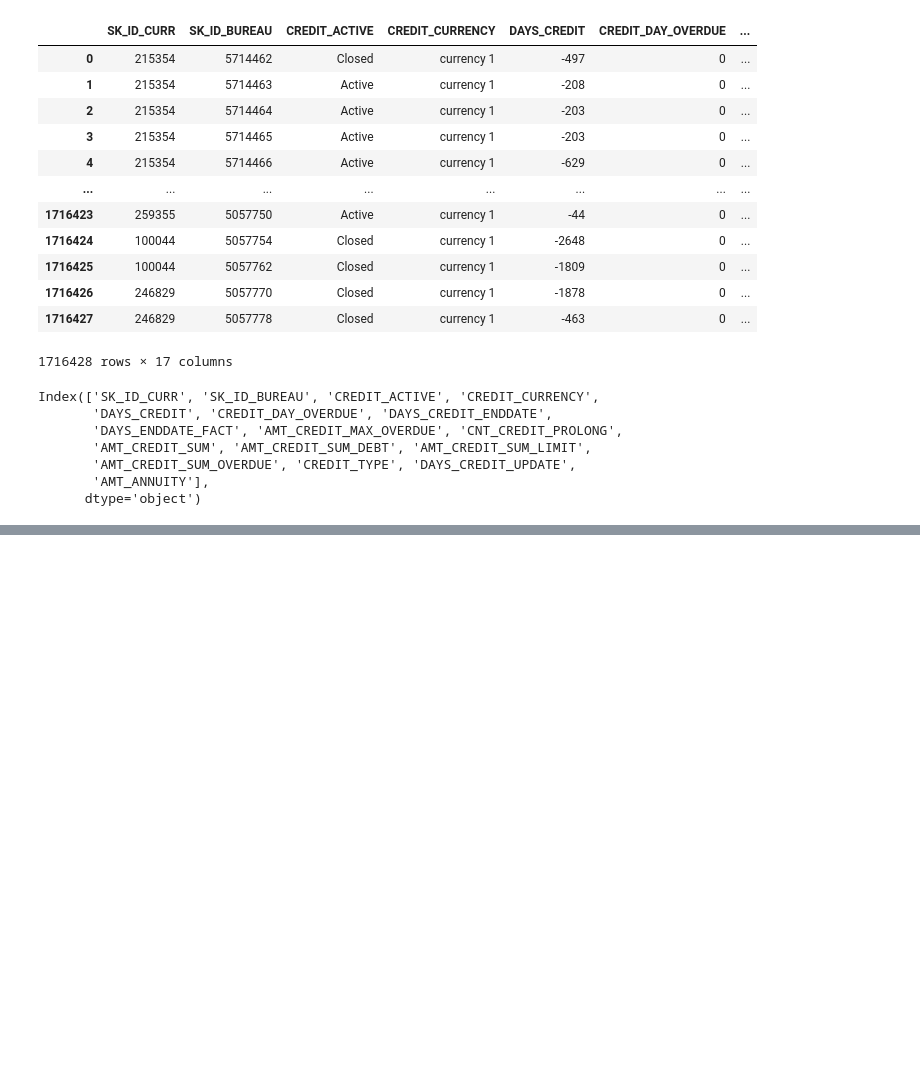
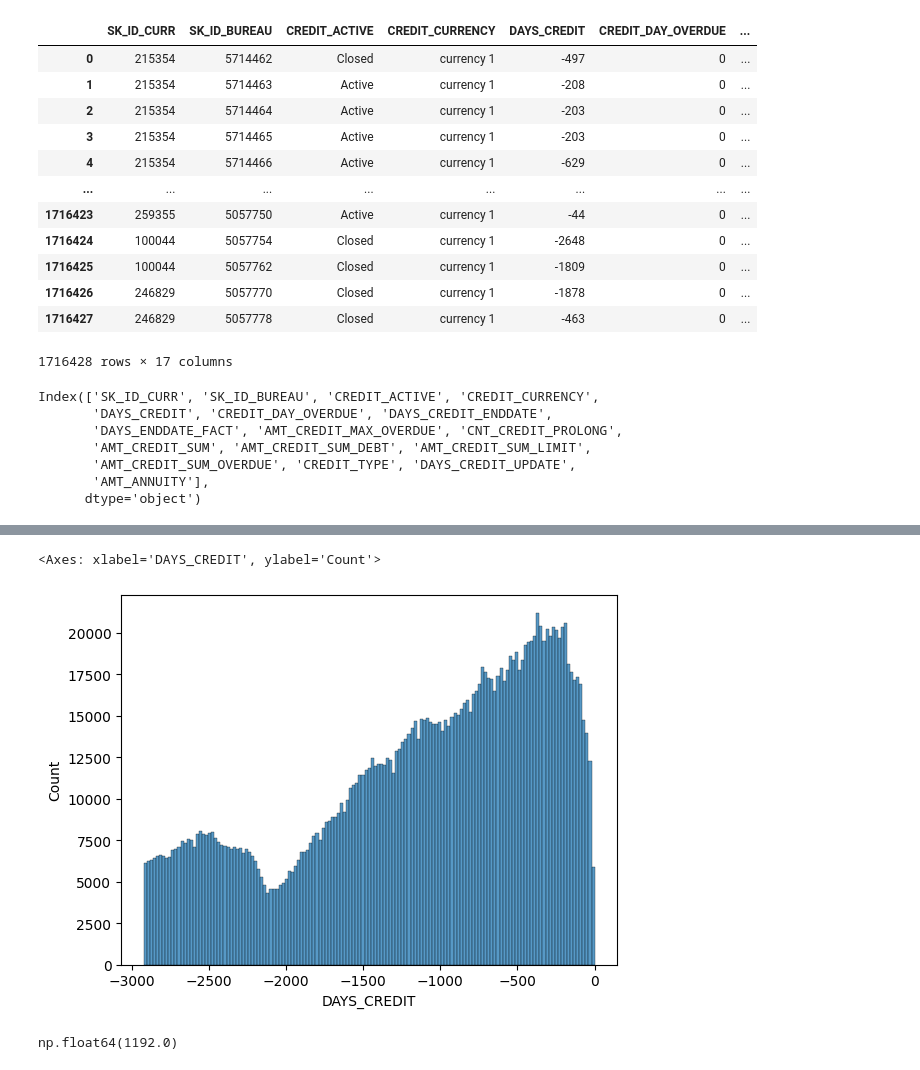
Before and after one commit to Pablo-Sant/project_credit_risk, a Jupyter notebook: notebooks/02-eda_bureau.ipynb, the cells around one changed output, grey strips where cells are left out. Saved outputs shown, nothing was run; the diff lists cells and outputs as text; code cells hidden in the pictures; blank space fills up the shorter version.

```diff
--- a/notebooks/02-eda_bureau.ipynb
+++ b/notebooks/02-eda_bureau.ipynb
@@ -33,0 +134,9 @@ Index(['SK_ID_CURR', 'SK_ID_BUREAU', 'CREDIT_ACTIVE', 'CREDIT_CURRENCY',
+# %%
+sns.histplot(data=bureau, x='DAYS_CREDIT')
+# %% [output]
+<Axes: xlabel='DAYS_CREDIT', ylabel='Count'>
+[figure, added]
+# %%
+(bureau['DAYS_CREDIT'].quantile(0.75)) - (bureau['DAYS_CREDIT'].quantile(0.25))
+# %% [output]
+np.float64(1192.0)
```
Also changed, not shown: parts of 117 cells of this notebook.
